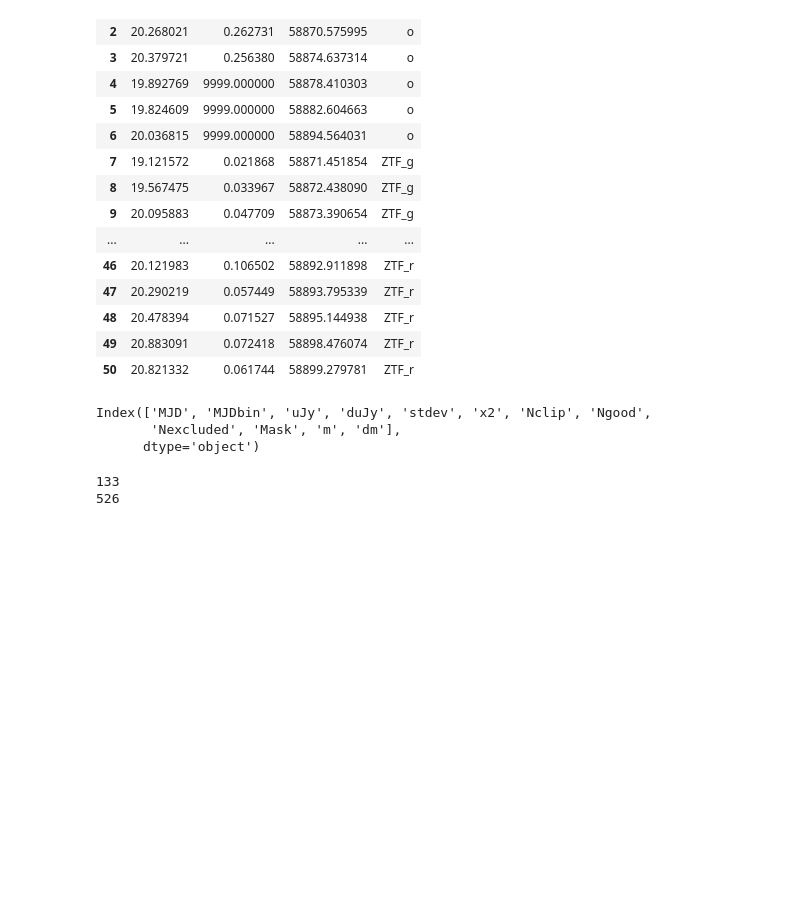
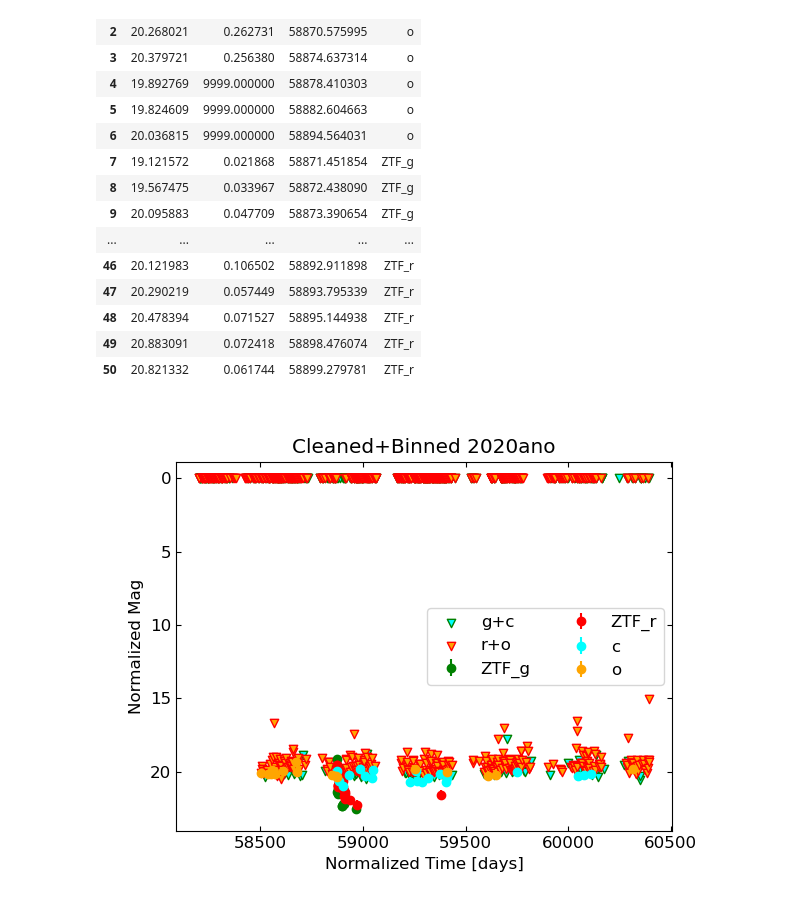
Before and after one commit to aec3675/ztf_IIb, a Jupyter notebook: cleaning/outputs/plot_cleaned.ipynb, the cells around one changed output. Cells and saved outputs as stored; diff of their text form; code cells hidden in the pictures; blank space fills up the shorter version.

```diff
--- a/cleaning/outputs/plot_cleaned.ipynb
+++ b/cleaning/outputs/plot_cleaned.ipynb
@@ -19,7 +19,7 @@ Text(0.5, 1.0, 'Uncleaned Lightcurves - 20ano')
 # %%
 #cleaning data
 # %%
-def get_mag_from_atlas_fp(filename):
+def get_mag_from_atlas_fp(filename, snt=3, snu=5):
     """
     Processes the results of an ATLAS FP request into final magnitudes.
     Takes as input the name of a file containing raw ATLAS FP data
@@ -45,9 +45,6 @@ def get_mag_from_atlas_fp(filename):
         ### Bin dataframe by mjds
         df['bin'] = pd.cut(df['MJD'], mjds, labels=mjds[:-1])
 
-        snt = 3
-        snu = 5
-
         for mjd in mjds:
             # Get rows that fell into this bin
             good = np.where((df['bin'] == mjd))[0]
@@ -62,18 +59,18 @@ def get_mag_from_atlas_fp(filename):
                 avg_mag = -2.5*np.log10(avg_fluxes) + 23.9
                 avg_mag_err = 1.0857 * avg_flux_errs / avg_fluxes
 
-                plt.errorbar(avg_mjd, avg_mag, yerr=avg_mag_err, fmt='o', color=colors[filt], mec='black')
+                # plt.errorbar(avg_mjd, avg_mag, yerr=avg_mag_err, fmt='o', color=colors[filt], mec='black')
 
             else:
                 avg_mag = -2.5*np.log10(snu * avg_flux_errs) + 23.9
                 avg_mag_err = 9999
 
-                plt.scatter(avg_mjd, avg_mag, marker='v', color=colors[filt], edgecolor='black', alpha=0.5)
+                # plt.scatter(avg_mjd, avg_mag, marker='v', color=colors[filt], edgecolor='black', alpha=0.5)
 
             atlas_data.setdefault(filt, []).append({'mag': avg_mag, 'err': avg_mag_err, 'mjd': avg_mjd})
 
-    plt.gca().invert_yaxis()
-    plt.show()
+    # plt.gca().invert_yaxis()
+    # plt.show()
 
     return atlas_data
 # %%
@@ -287,5 +281,35 @@ sn20ano_clean_df_export
 | 48 | 20.478394 | 0.071527 | 58895.144938 | ZTF_r |
 | 49 | 20.883091 | 0.072418 | 58898.476074 | ZTF_r |
 | 50 | 20.821332 | 0.061744 | 58899.279781 | ZTF_r |
+# %%
+sn20ano_sub = sn20ano_clean_df
+gband = (sn20ano_sub['filter']=='ZTF_g')
+cband = (sn20ano_sub['filter']=='c')
+rband = (sn20ano_sub['filter']=='ZTF_r')
+oband = (sn20ano_sub['filter']=='o')
+dets = (sn20ano_sub['err']<9000)
+nondets = (sn20ano_sub['err']==9999)
+
+plt.figure()
+plt.errorbar(sn20ano_sub.loc[gband&dets,'mjd'],sn20ano_sub.loc[gband&dets,'mag'],sn20ano_sub.loc[gband&dets,'err'],
+             label='ZTF_g',color='green',ls='',marker='o')
+plt.errorbar(sn20ano_sub.loc[rband&dets,'mjd'],sn20ano_sub.loc[rband&dets,'mag'],sn20ano_sub.loc[rband&dets,'err'],
+             label='ZTF_r',color='red',ls='',marker='o')
+plt.errorbar(sn20ano_sub.loc[cband&dets,'mjd'],sn20ano_sub.loc[cband&dets,'mag'],sn20ano_sub.loc[cband&dets,'err'],
+             label='c',color='cyan',ls='',marker='o')
+plt.errorbar(sn20ano_sub.loc[oband&dets,'mjd'],sn20ano_sub.loc[oband&dets,'mag'],sn20ano_sub.loc[oband&dets,'err'],
+             label='o',color='orange',ls='',marker='o')
+plt.scatter(sn20ano_sub.loc[(gband|cband)&nondets,'mjd'], sn20ano_sub.loc[(gband|cband)&nondets,'mag'],
+            marker='v',facecolor='cyan', edgecolor='green', label='g+c')
+plt.scatter(sn20ano_sub.loc[(rband|oband)&nondets,'mjd'], sn20ano_sub.loc[(rband|oband)&nondets,'mag'],
+            marker='v',facecolor='orange', edgecolor='red', label='r+o')
+plt.legend(ncol=2)
+plt.gca().invert_yaxis()
+plt.title("Cleaned+Binned 2020ano")
+plt.xlabel('Normalized Time [days]')
+plt.ylabel('Normalized Mag')
+plt.show()
+# %% [output]
+[figure, added]
 # %%
 sn20ano_clean_df_export.to_csv('./sn20ano_cleaned_binned_cut.csv',index=False)
@@ -296,16 +315,0 @@ sn20ano_clean_df_export.to_csv('./sn20ano_cleaned_binned_cut.csv',index=False)
-# %%
-sn20ano_at_cl_c = pd.read_csv('../unclean_data/2020ano/2020ano.c.1.00days.lc.txt',delim_whitespace=True)
-sn20ano_at_cl_o = pd.read_csv('../unclean_data/2020ano/2020ano.o.1.00days.lc.txt',delim_whitespace=True)
-sn20ano_at_cl_c.columns
-# %% [output]
-Index(['MJD', 'MJDbin', 'uJy', 'duJy', 'stdev', 'x2', 'Nclip', 'Ngood',
-       'Nexcluded', 'Mask', 'm', 'dm'],
-      dtype='object')
-# %%
-sn20ano_at_cl_c = sn20ano_at_cl_c.dropna(axis=0, ignore_index=True, subset='MJD')
-print(len(sn20ano_at_cl_c.MJD))
-sn20ano_at_cl_o = sn20ano_at_cl_o.dropna(axis=0, ignore_index=True, subset='MJD')
-print(len(sn20ano_at_cl_o.MJD))
-# %% [output]
-133
-526
```
Also changed, not shown: parts of 10 cells of this notebook, 18 other files.
